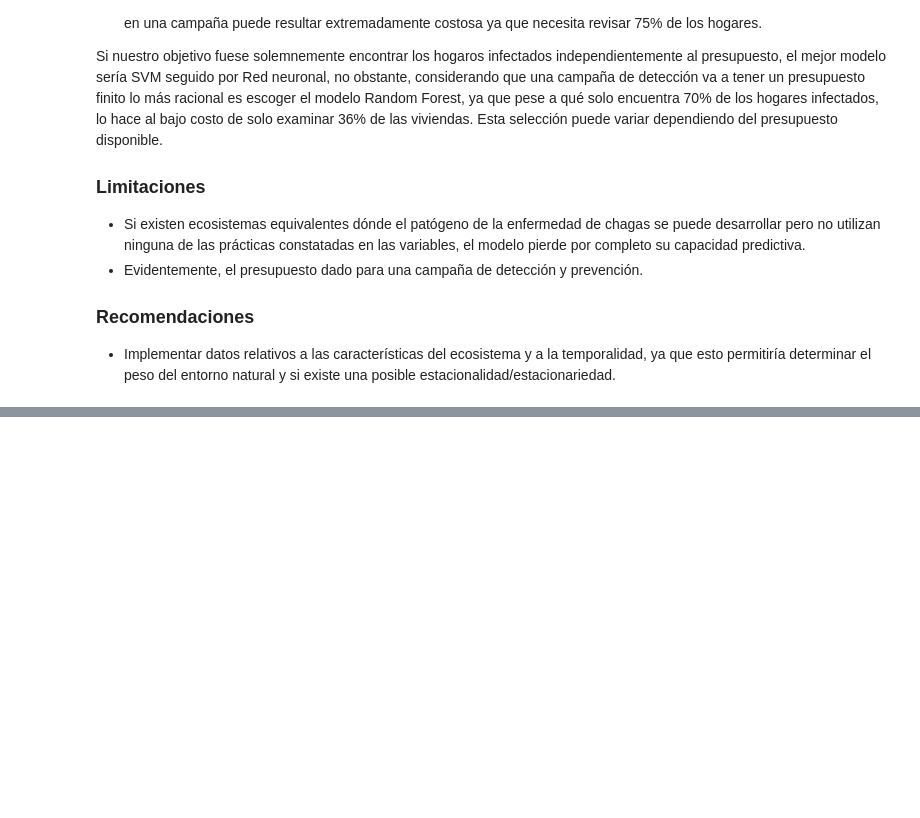
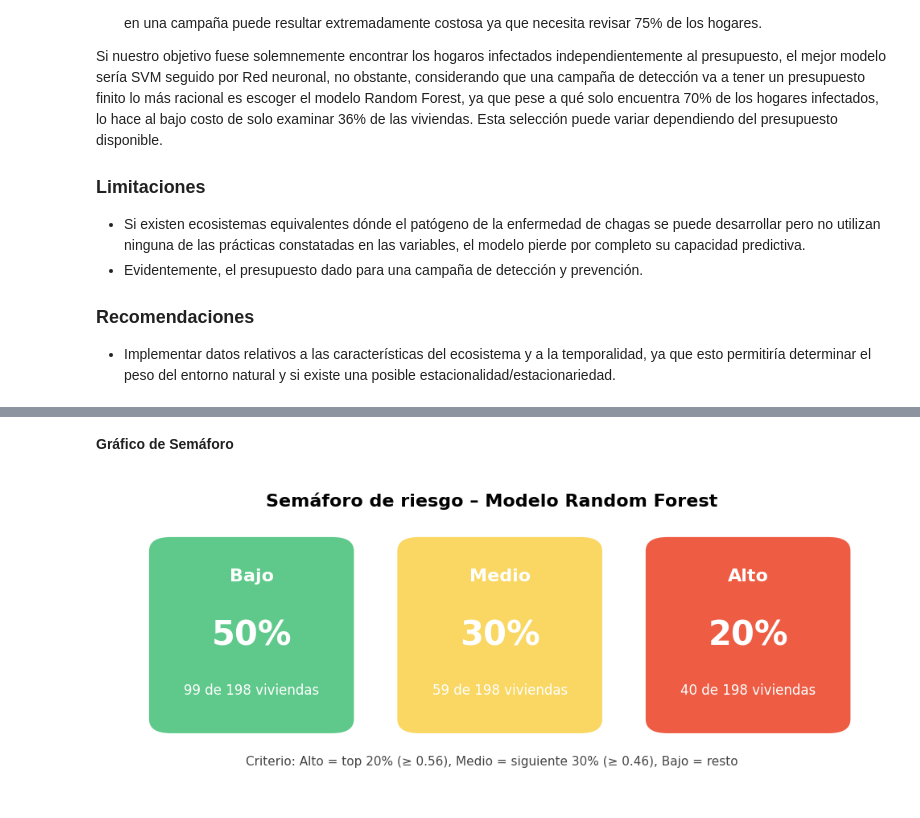
Before and after one commit to DashTT/Reto-02-Chagas, a Jupyter notebook: Reto02_AndradeEscobarVillenas.ipynb, the cells around one changed output, grey strips where cells are left out. Cells and saved outputs as stored; diff of their text form; code cells hidden in the pictures; blank space fills up the shorter version.

```diff
--- a/Reto02_AndradeEscobarVillenas.ipynb
+++ b/Reto02_AndradeEscobarVillenas.ipynb
@@ -1117,0 +1239,73 @@ Si nuestro objetivo fuese solemnemente encontrar los hogaros infectados independ
+# %% [markdown]
+**Gráfico de Semáforo**
+# %%
+from matplotlib.patches import FancyBboxPatch
+
+# 1) Probabilidades de riesgo (clase positiva = 1)
+y_prob = rf_final.predict_proba(X_test)[:, 1]
+
+# A) Semáforo por PERCENTILES
+
+p_rojo = 0.80   # umbral: percentil 80 (top 20% rojo)
+p_amar = 0.50   # umbral: percentil 50 (siguiente 30% amarillo)
+
+t_high = np.quantile(y_prob, p_rojo)   # arriba de esto = rojo
+t_low  = np.quantile(y_prob, p_amar)   # entre t_low y t_high = amarillo
+
+niveles = np.where(y_prob < t_low, "Bajo",
+          np.where(y_prob < t_high, "Medio", "Alto"))
+
+
+# 2) Conteos y porcentajes
+labels = ["Bajo", "Medio", "Alto"]
+colors = {"Bajo": "#57C785", "Medio": "#F9D65C", "Alto": "#ED553B"}  # verde/amarillo/rojo
+
+counts = {lab: int((niveles == lab).sum()) for lab in labels}
+total = len(y_prob)
+perc = {lab: counts[lab] / total * 100 for lab in labels}
+
+# 3) Dibujo de tarjetas (estética)
+fig, ax = plt.subplots(figsize=(10, 4.2))
+ax.set_xlim(0, 10)
+ax.set_ylim(0, 6.2)
+ax.axis("off")
+
+xs = [0.6, 3.8, 7.0]   # posiciones x de tarjetas
+y0 = 1.2               # posición y
+w, h = 2.6, 3.9        # ancho/alto tarjeta
+
+for lab, x in zip(labels, xs):
+    rect = FancyBboxPatch(
+        (x, y0), w, h,
+        boxstyle="round,pad=0.02,rounding_size=0.28",
+        linewidth=0,
+        facecolor=colors[lab],
+        alpha=0.96
+    )
+    ax.add_patch(rect)
+
+    ax.text(x + w/2, y0 + h - 0.75, lab,
+            ha="center", va="center",
+            fontsize=16, fontweight="bold", color="white")
+
+    ax.text(x + w/2, y0 + h/2, f"{perc[lab]:.0f}%",
+            ha="center", va="center",
+            fontsize=30, fontweight="bold", color="white")
+
+    ax.text(x + w/2, y0 + 0.85, f"{counts[lab]} de {total} viviendas",
+            ha="center", va="center",
+            fontsize=12, color="white")
+
+ax.text(5, 5.75, "Semáforo de riesgo – Modelo Random Forest",
+        ha="center", fontsize=16, fontweight="bold")
+
+# Texto explicativo abajo según el método usado
+# Si estás usando percentiles, esto se entiende muy bien para salud pública:
+ax.text(5, 0.55,
+        f"Criterio: Alto = top 20% (≥ {t_high:.2f}), Medio = siguiente 30% (≥ {t_low:.2f}), Bajo = resto",
+        ha="center", fontsize=11, color="#444444")
+
+plt.tight_layout()
+plt.show()
+# %% [output]
+[figure, added]
```
Also changed, not shown: parts of 9 cells of this notebook.
